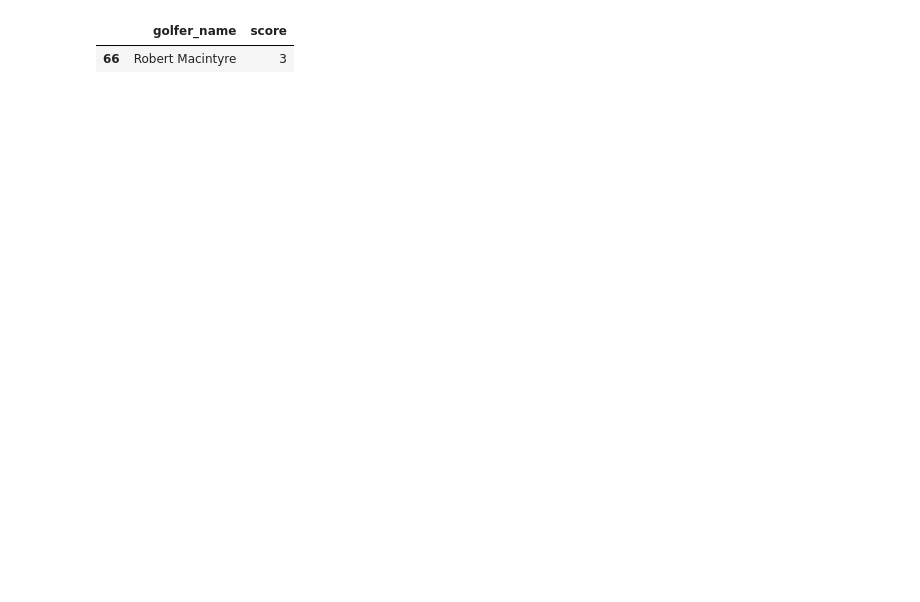
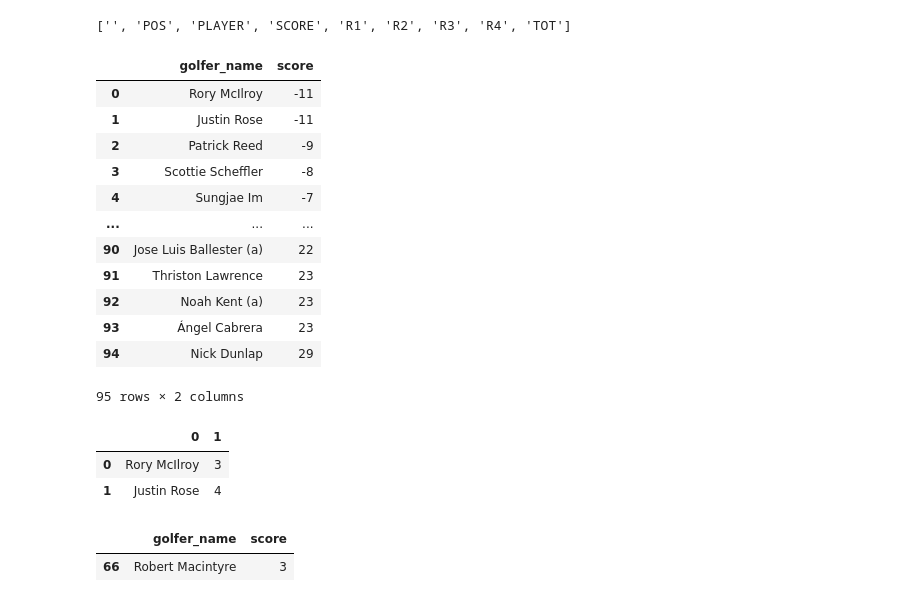
Before and after one commit to jerico-johns/masters, a Jupyter notebook: masters.ipynb, the cells around one changed output. Drawn from its saved outputs; the diff is of its cells as text; code cells hidden in the pictures; blank space fills up the shorter version.

```diff
--- a/masters.ipynb
+++ b/masters.ipynb
@@ -16,7 +16,14 @@ if response.status_code == 200:
     soup = BeautifulSoup(response.content, "html.parser")
 
     # Find the table with the specified class
-    table = soup.find("tbody", class_="Table__TBODY")
+    tables = soup.find_all("tbody", class_="Table__TBODY")
+    if len(tables) >= 2:
+        table = tables[1]  # Get the second table
+    else:
+        print("Required table not found")
+
+    # Extract the rows of the table
+    rows = table.find_all("tr")
 
     # Check if the table was found
 
@@ -34,34 +41,39 @@ if response.status_code == 200:
         # Extract the text content of each cell and append to the data list
         row_data = [cell.get_text() for cell in cells]
         data.append(row_data)
-    headers = soup.find_all('th')
+        headers = soup.find_all('th')
     header_texts = [header.text.strip() for header in headers]
+    header_texts = header_texts[3:]
+
     # Convert the data list into a pandas DataFrame
     df = pd.DataFrame(data)
+
     available_columns = [col for col in [0, 1, 2, 3, 4, 5, 6, 7, 8, 9, 10, 11] if col in df.columns]
     df = df[available_columns]
-    df.columns = [x for x in header_texts]
+    # Only use the first N header texts where N matches the number of columns in df
+    df.columns = header_texts[:len(df.columns)]
 
-    # df['R3'] = df['R3'].replace('--', '0')
-    # df['R4'] = df['R4'].replace('--', '0')
+    df['R3'] = df['R3'].replace('--', '0')
+    df['R4'] = df['R4'].replace('--', '0')
 
     # Filter DataFrame
     df = df.dropna(subset = ['PLAYER'])
     filtered_df = df[~df['PLAYER'].str.endswith('(a)')]
     filtered_df = filtered_df[filtered_df['SCORE'] != 'CUT']
-    filtered_df["TODAY"] = filtered_df["TODAY"].replace({
-            'E': '0',
-        })
+    # filtered_df["TODAY"] = filtered_df["TODAY"].replace({
+    #         'E': '0',
+    #     })
     filtered_df["R3"] = filtered_df["R3"].replace({
             'E': '0',
             '--': '0'
         })
 
     for idx, row in filtered_df.iterrows():
-            filtered_df.at[idx, 'TODAY'] = int(str(row['TODAY']).strip('+'))
+            # filtered_df.at[idx, 'TODAY'] = int(str(row['TODAY']).strip('+'))
+            filtered_df.at[idx, 'R4'] = int(str(row['R4']).strip('+'))
             filtered_df.at[idx, 'R3'] = int(str(row['R3']).strip('+'))
 
-    max_today = filtered_df['TODAY'].max()
+    max_today = filtered_df['R4'].max()
     max_r3 = filtered_df['R3'].max()
 
     # If we are on Saturday (R3) only add R1 and R2 else add R1 R2 and R3
@@ -69,11 +81,11 @@ if response.status_code == 200:
 
     for idx, row in df.iterrows():
         if row['SCORE'] == 'CUT':
-            if current_date == '12-04-2024':
+            if current_date == '11-04-2025':
                 df.at[idx, 'SCORE'] = (int(row['R1']) - 72) + (int(row['R2']) - 72)
-            elif current_date == '13-04-2024':
+            elif current_date == '12-04-2025':
                 df.at[idx, 'SCORE'] = (int(row['R1']) - 72) + (int(row['R2']) - 72) + max_today
-            elif current_date == '14-04-2024':
+            elif current_date == '13-04-2025':
                 df.at[idx, 'SCORE'] = (int(row['R1']) - 72) + (int(row['R2']) - 72)
                 if row['R3'] == '--':
                     df.at[idx, 'SCORE'] += (max_r3 - 72)
@@ -104,6 +116,32 @@ if response.status_code == 200:
     df = df.dropna()
     for idx, row in df.iterrows():
         df.at[idx, 'score'] = int(str(row['score']).strip('+'))
+# %%
+header_texts
+# %% [output]
+['', 'POS', 'PLAYER', 'SCORE', 'R1', 'R2', 'R3', 'R4', 'TOT']
+# %%
+df
+# %% [output]
+|  | golfer_name | score |
+| 0 | Rory McIlroy | -11 |
+| 1 | Justin Rose | -11 |
+| 2 | Patrick Reed | -9 |
+| 3 | Scottie Scheffler | -8 |
+| 4 | Sungjae Im | -7 |
+| ... | ... | ... |
+| 90 | Jose Luis Ballester (a) | 22 |
+| 91 | Thriston Lawrence | 23 |
+| 92 | Noah Kent (a) | 23 |
+| 93 | Ángel Cabrera | 23 |
+| 94 | Nick Dunlap | 29 |
+95 rows × 2 columns
+# %%
+df
+# %% [output]
+|  | 0 | 1 |
+| 0 | Rory McIlroy | 3 |
+| 1 | Justin Rose | 4 |
 # %%
 def get_masters_scores():
     url = 'https://www.espn.com/golf/leaderboard'
```
Also changed, not shown: 1 other file.
